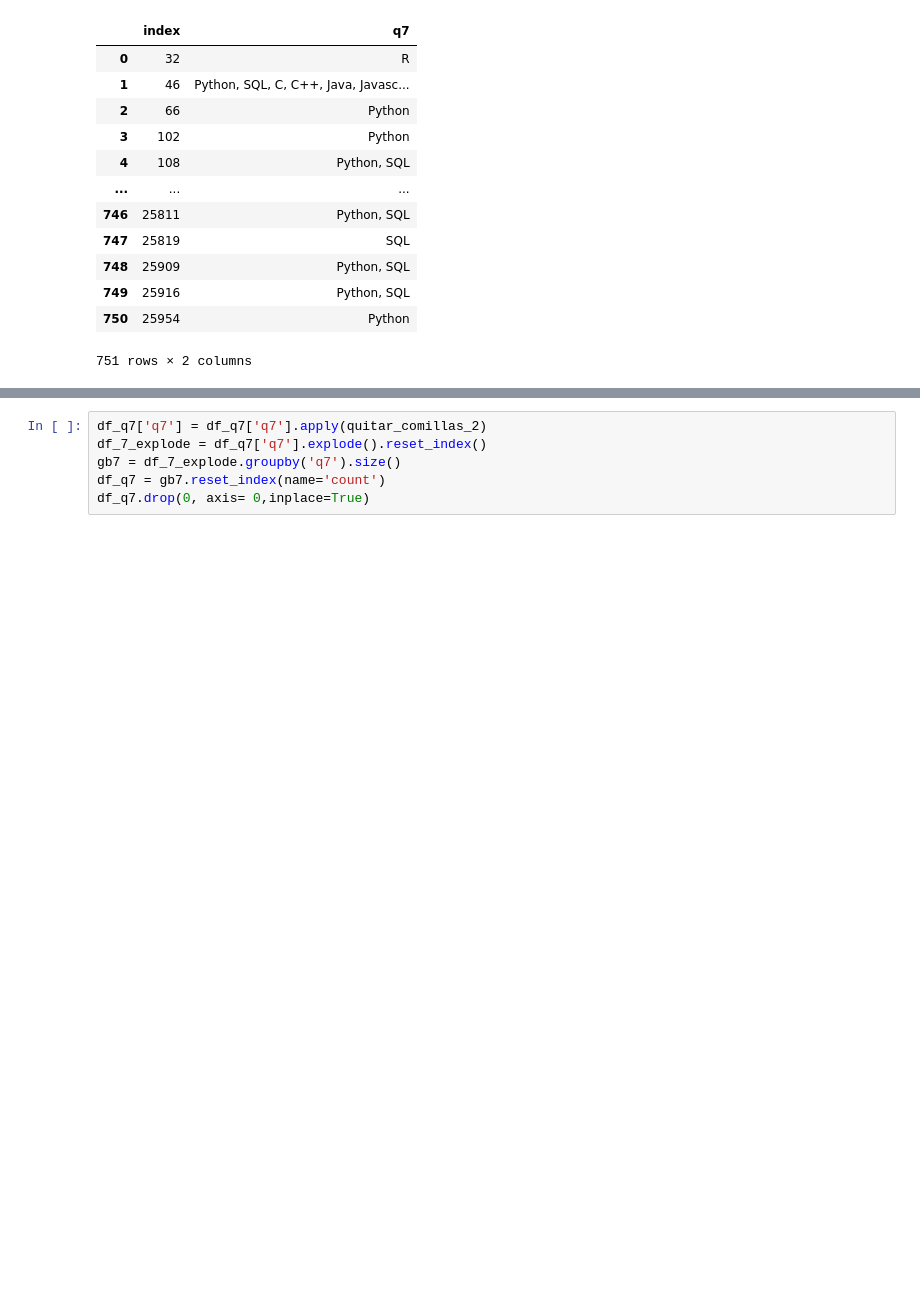
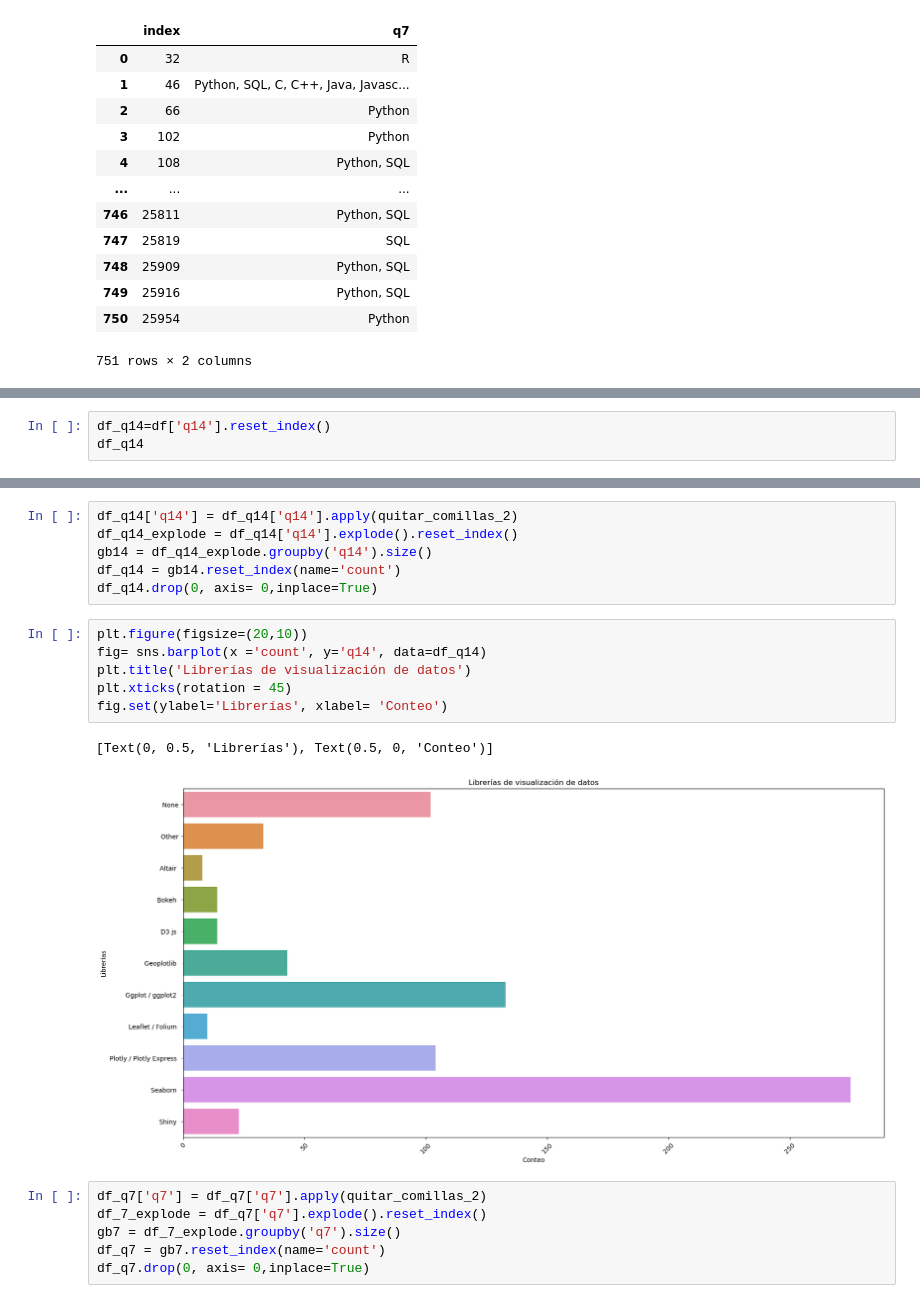
Before and after one commit to Adalab/project-DA-promo-b-modulo-2-team-2, a Jupyter notebook: HU3_visualización_herramientas.ipynb, the cells around one changed output, grey strips where cells are left out. Cells and saved outputs as stored; diff of their text form; blank space fills up the shorter version.

```diff
--- a/HU3_visualización_herramientas.ipynb
+++ b/HU3_visualización_herramientas.ipynb
@@ -97,0 +100,3 @@ df_q7
+# %%
+df_q14=df['q14'].reset_index()
+df_q14
@@ -98,3 +117,18 @@ df_q7
+# %%
+df_q14['q14'] = df_q14['q14'].apply(quitar_comillas_2)
+df_q14_explode = df_q14['q14'].explode().reset_index()
+gb14 = df_q14_explode.groupby('q14').size()
+df_q14 = gb14.reset_index(name='count')
+df_q14.drop(0, axis= 0,inplace=True)
+# %%
+plt.figure(figsize=(20,10))
+fig= sns.barplot(x ='count', y='q14', data=df_q14)
+plt.title('Librerías de visualización de datos')
+plt.xticks(rotation = 45)
+fig.set(ylabel='Librerías', xlabel= 'Conteo')
+# %% [output]
+[Text(0, 0.5, 'Librerías'), Text(0.5, 0, 'Conteo')]
+[figure, added]
 # %%
 df_q7['q7'] = df_q7['q7'].apply(quitar_comillas_2)
 df_7_explode = df_q7['q7'].explode().reset_index()
```
Also changed, not shown: parts of 16 cells of this notebook, 4 other files.
